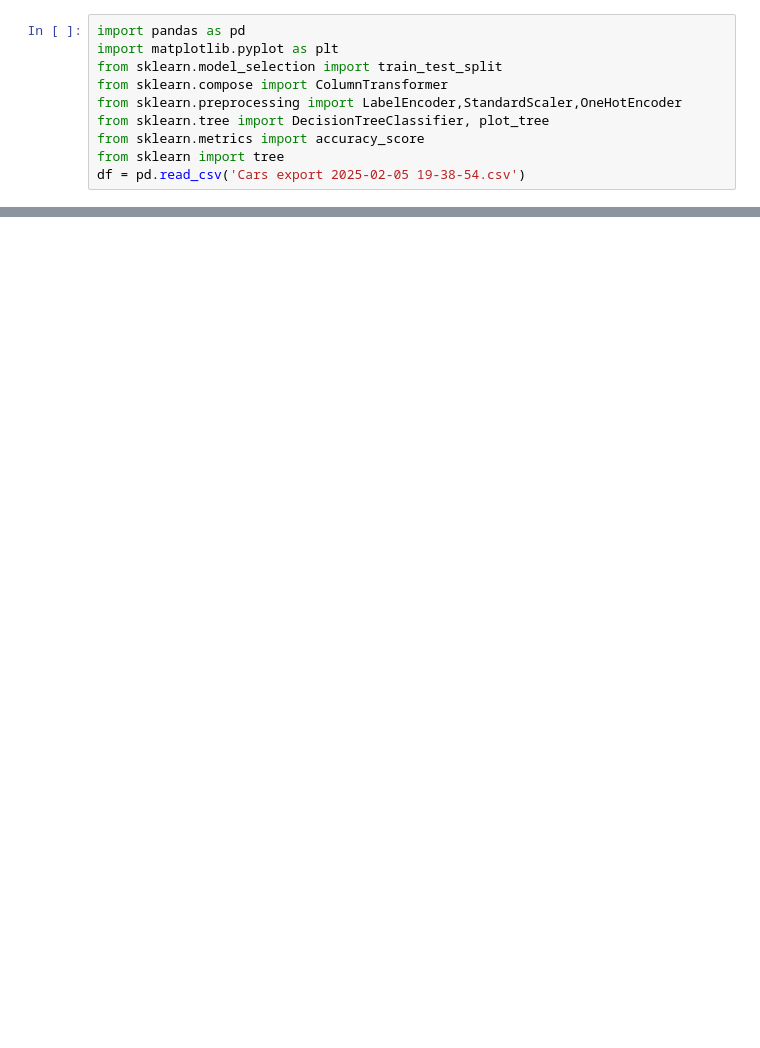
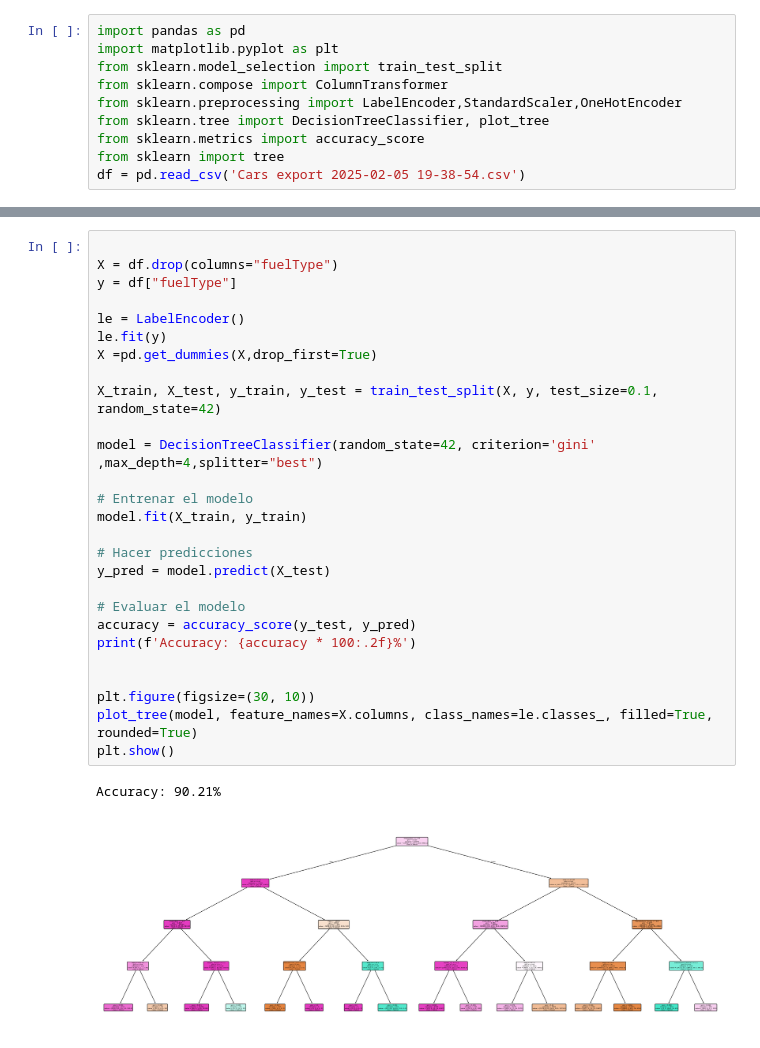
Before and after one commit to Carrascoom18/maching_learning, a Jupyter notebook: arbol_de_clasificacion.ipynb, the cells around one changed output, grey strips where cells are left out. Drawn from its saved outputs; the diff is of its cells as text; blank space fills up the shorter version.

```diff
--- a/arbol_de_clasificacion.ipynb
+++ b/arbol_de_clasificacion.ipynb
@@ -40,0 +41,30 @@ Accuracy: 99.75%
+# %%
+
+X = df.drop(columns="fuelType")
+y = df["fuelType"]
+
+le = LabelEncoder()
+le.fit(y)
+X =pd.get_dummies(X,drop_first=True)
+
+X_train, X_test, y_train, y_test = train_test_split(X, y, test_size=0.1, random_state=42)
+
+model = DecisionTreeClassifier(random_state=42, criterion='gini' ,max_depth=4,splitter="best")
+
+# Entrenar el modelo
+model.fit(X_train, y_train)
+
+# Hacer predicciones
+y_pred = model.predict(X_test)
+
+# Evaluar el modelo
+accuracy = accuracy_score(y_test, y_pred)
+print(f'Accuracy: {accuracy * 100:.2f}%')
+
+
+plt.figure(figsize=(30, 10))
+plot_tree(model, feature_names=X.columns, class_names=le.classes_, filled=True, rounded=True)
+plt.show()
+# %% [output]
+Accuracy: 90.21%
+[figure, added]
```
Also changed, not shown: parts of 1 cell of this notebook.
